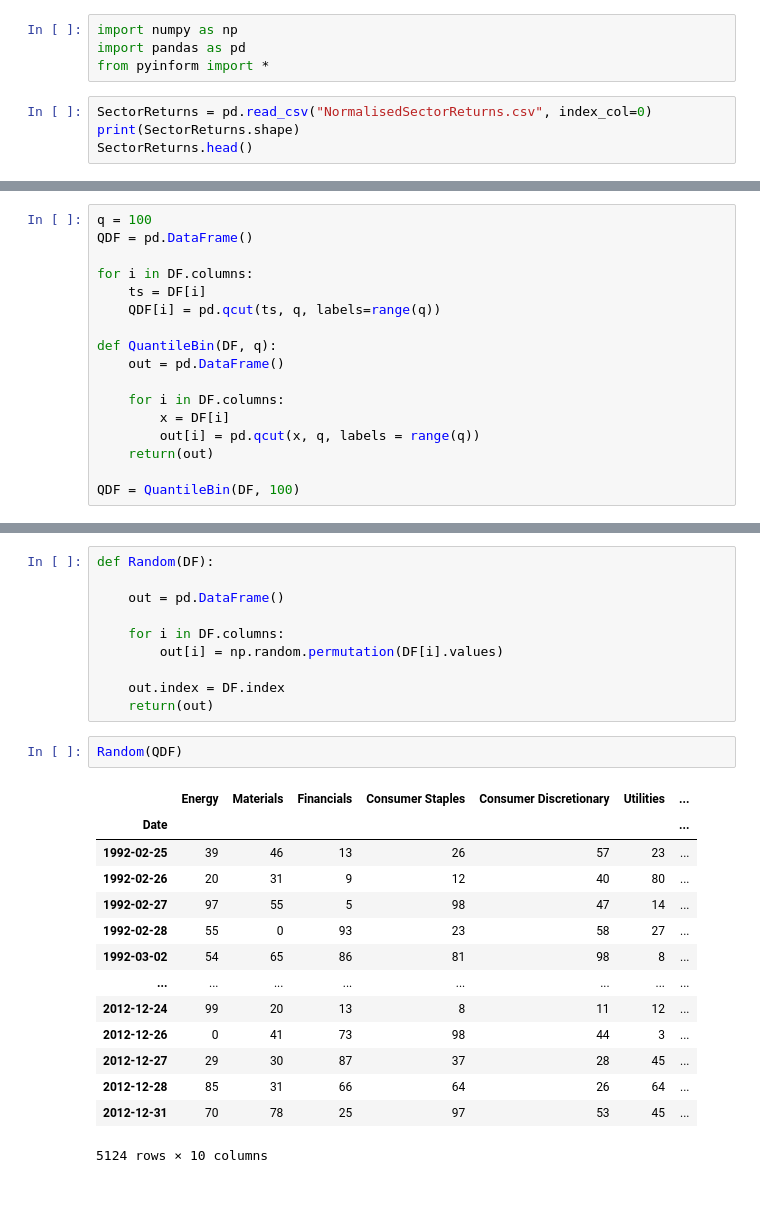
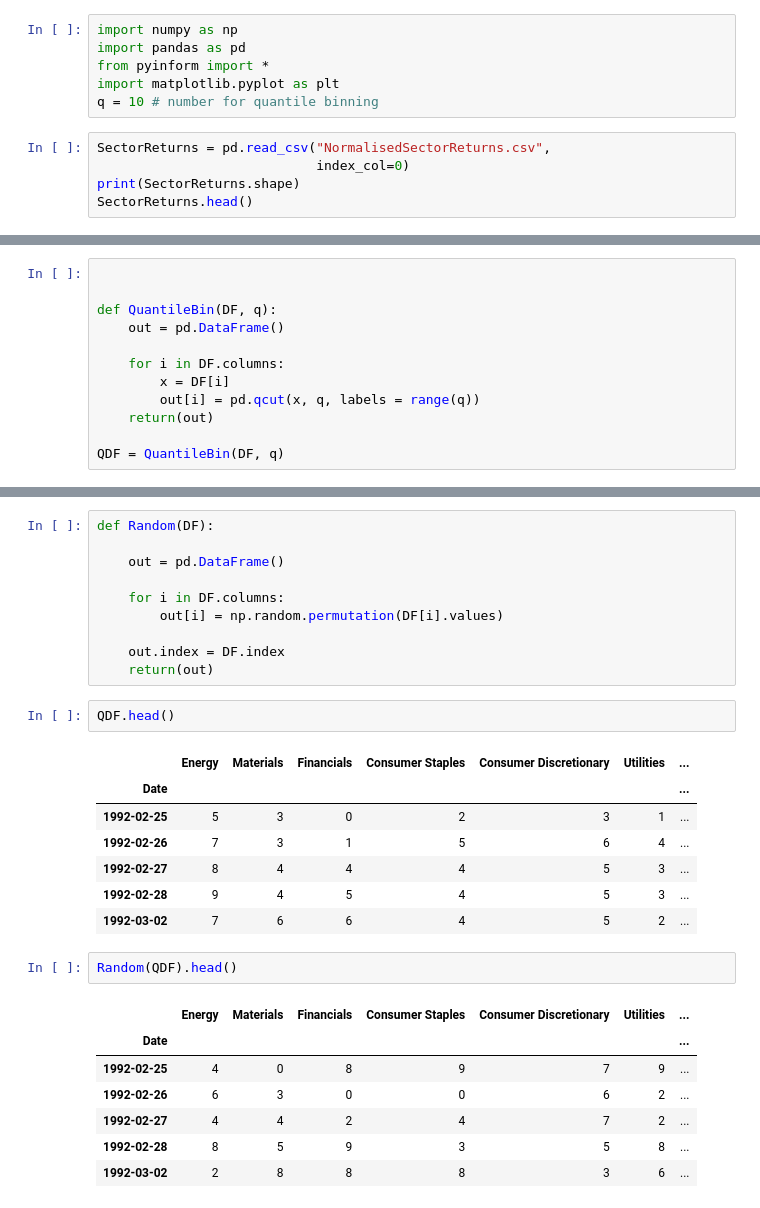
Before and after one commit to TobiasW1891/Finance-Redone, a Jupyter notebook: Causality.ipynb, the cells around one changed output, grey strips where cells are left out. Cells and saved outputs as stored; diff of their text form.

```diff
--- a/Causality.ipynb
+++ b/Causality.ipynb
@@ -2,8 +2,11 @@
 import numpy as np
 import pandas as pd
 from pyinform import *
+import matplotlib.pyplot as plt
+q = 10 # number for quantile binning
 # %%
-SectorReturns = pd.read_csv("NormalisedSectorReturns.csv", index_col=0)
+SectorReturns = pd.read_csv("NormalisedSectorReturns.csv",
+                            index_col=0)
 print(SectorReturns.shape)
 SectorReturns.head()
 # %% [output]
@@ -29,12 +32,7 @@ DF.head()
 # %% [markdown]
 # Get Quantile-Binning
 # %%
-q = 100
-QDF = pd.DataFrame()
 
-for i in DF.columns:
-    ts = DF[i]
-    QDF[i] = pd.qcut(ts, q, labels=range(q))
 
 def QuantileBin(DF, q):
     out = pd.DataFrame()
@@ -44,7 +42,7 @@ def QuantileBin(DF, q):
         out[i] = pd.qcut(x, q, labels = range(q))
     return(out)
 
-QDF = QuantileBin(DF, 100)
+QDF = QuantileBin(DF, q)
 # %% [markdown]
 # Transfer Entropy
 
@@ -81,20 +102,23 @@ def Random(DF):
 
     out.index = DF.index
     return(out)
+# %%
+QDF.head()
+# %% [output]
+|  | Energy | Materials | Financials | Consumer Staples | Consumer Discretionary | Utilities | ... |
+| Date |  |  |  |  |  |  | ... |
+| 1992-02-25 | 5 | 3 | 0 | 2 | 3 | 1 | ... |
+| 1992-02-26 | 7 | 3 | 1 | 5 | 6 | 4 | ... |
+| 1992-02-27 | 8 | 4 | 4 | 4 | 5 | 3 | ... |
+| 1992-02-28 | 9 | 4 | 5 | 4 | 5 | 3 | ... |
+| 1992-03-02 | 7 | 6 | 6 | 4 | 5 | 2 | ... |
 # %%
-Random(QDF)
+Random(QDF).head()
 # %% [output]
 |  | Energy | Materials | Financials | Consumer Staples | Consumer Discretionary | Utilities | ... |
 | Date |  |  |  |  |  |  | ... |
-| 1992-02-25 | 39 | 46 | 13 | 26 | 57 | 23 | ... |
-| 1992-02-26 | 20 | 31 | 9 | 12 | 40 | 80 | ... |
-| 1992-02-27 | 97 | 55 | 5 | 98 | 47 | 14 | ... |
-| 1992-02-28 | 55 | 0 | 93 | 23 | 58 | 27 | ... |
-| 1992-03-02 | 54 | 65 | 86 | 81 | 98 | 8 | ... |
-| ... | ... | ... | ... | ... | ... | ... | ... |
-| 2012-12-24 | 99 | 20 | 13 | 8 | 11 | 12 | ... |
-| 2012-12-26 | 0 | 41 | 73 | 98 | 44 | 3 | ... |
-| 2012-12-27 | 29 | 30 | 87 | 37 | 28 | 45 | ... |
-| 2012-12-28 | 85 | 31 | 66 | 64 | 26 | 64 | ... |
-| 2012-12-31 | 70 | 78 | 25 | 97 | 53 | 45 | ... |
+| 1992-02-25 | 4 | 0 | 8 | 9 | 7 | 9 | ... |
+| 1992-02-26 | 6 | 3 | 0 | 0 | 6 | 2 | ... |
+| 1992-02-27 | 4 | 4 | 2 | 4 | 7 | 2 | ... |
+| 1992-02-28 | 8 | 5 | 9 | 3 | 5 | 8 | ... |
+| 1992-03-02 | 2 | 8 | 8 | 8 | 3 | 6 | ... |
-5124 rows × 10 columns
```
Also changed, not shown: parts of 15 cells of this notebook.
